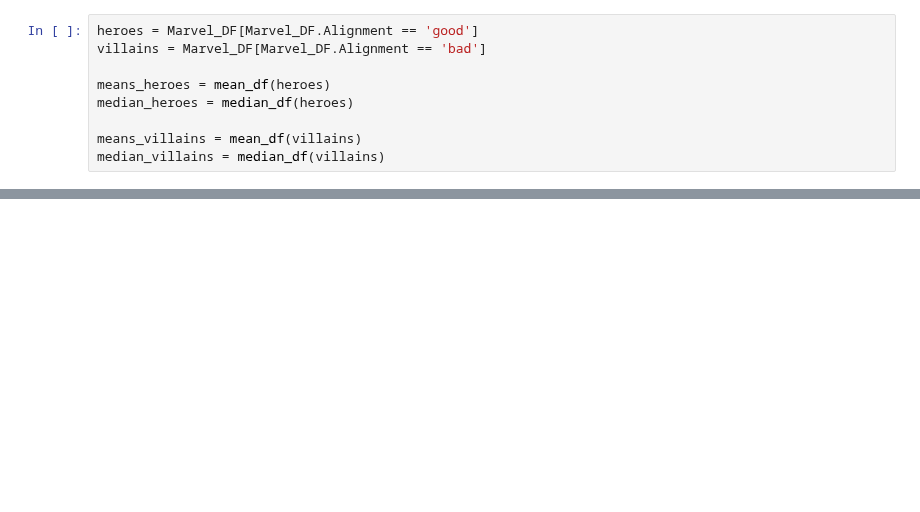
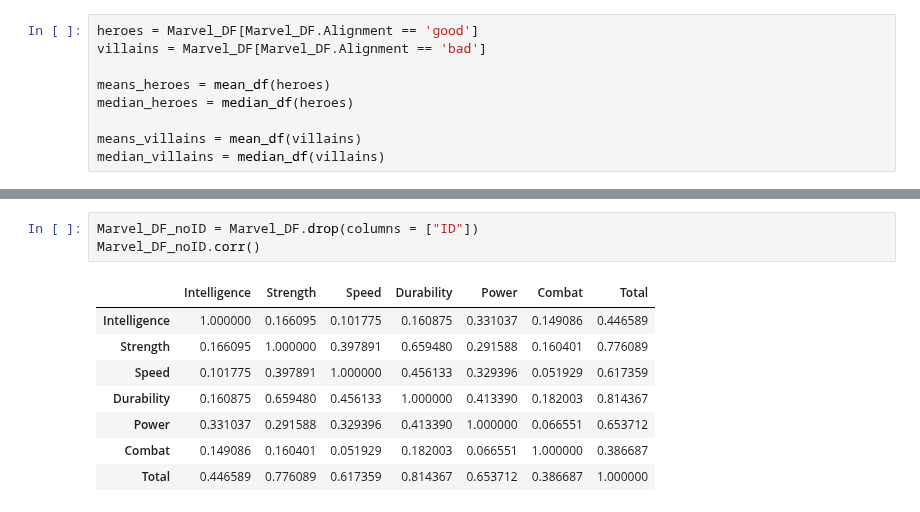
Before and after one commit to ta-data-bcn/Project-Week-3-Data-Thieves, a Jupyter notebook: your-project/Marvel Project.ipynb, the cells around one changed output, grey strips where cells are left out. Drawn from its saved outputs; the diff is of its cells as text; blank space fills up the shorter version.

```diff
--- a/your-project/Marvel Project.ipynb
+++ b/your-project/Marvel Project.ipynb
@@ -357,0 +306,12 @@ len(heroes)
+# %%
+Marvel_DF_noID = Marvel_DF.drop(columns = ["ID"])
+Marvel_DF_noID.corr()
+# %% [output]
+|  | Intelligence | Strength | Speed | Durability | Power | Combat | Total |
+| Intelligence | 1.000000 | 0.166095 | 0.101775 | 0.160875 | 0.331037 | 0.149086 | 0.446589 |
+| Strength | 0.166095 | 1.000000 | 0.397891 | 0.659480 | 0.291588 | 0.160401 | 0.776089 |
+| Speed | 0.101775 | 0.397891 | 1.000000 | 0.456133 | 0.329396 | 0.051929 | 0.617359 |
+| Durability | 0.160875 | 0.659480 | 0.456133 | 1.000000 | 0.413390 | 0.182003 | 0.814367 |
+| Power | 0.331037 | 0.291588 | 0.329396 | 0.413390 | 1.000000 | 0.066551 | 0.653712 |
+| Combat | 0.149086 | 0.160401 | 0.051929 | 0.182003 | 0.066551 | 1.000000 | 0.386687 |
+| Total | 0.446589 | 0.776089 | 0.617359 | 0.814367 | 0.653712 | 0.386687 | 1.000000 |
```
Also changed, not shown: parts of 14 cells of this notebook.
